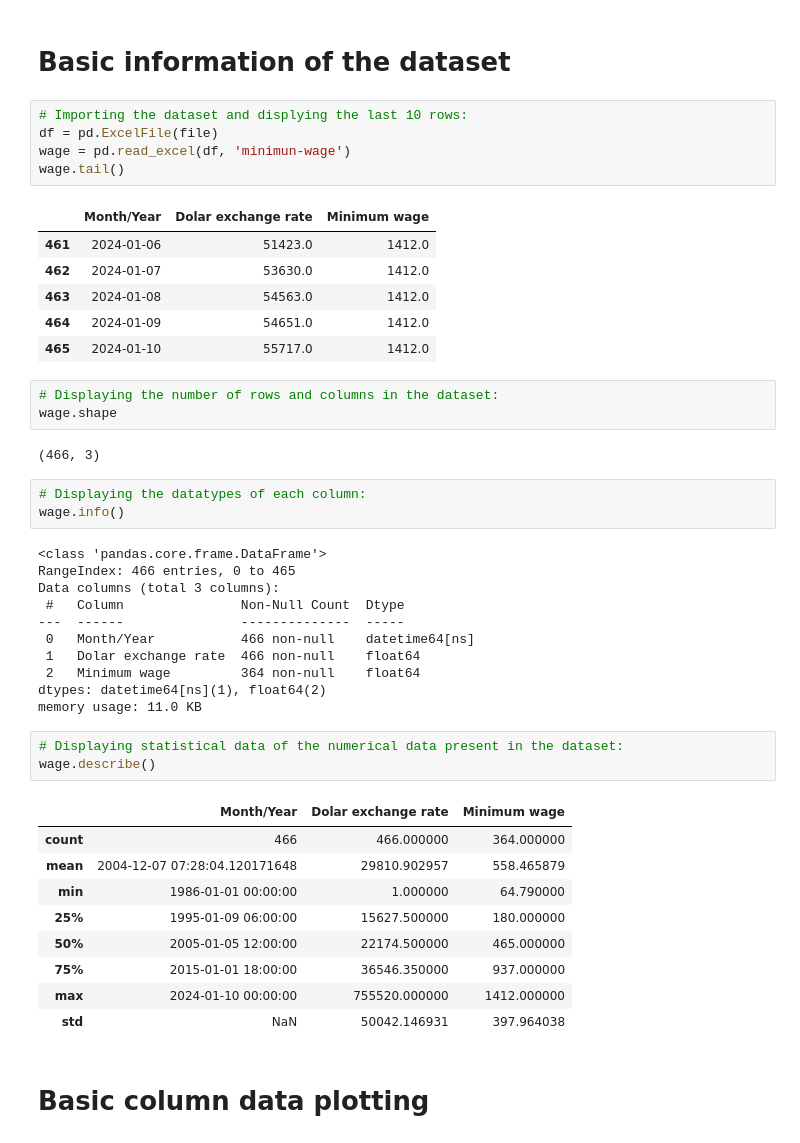
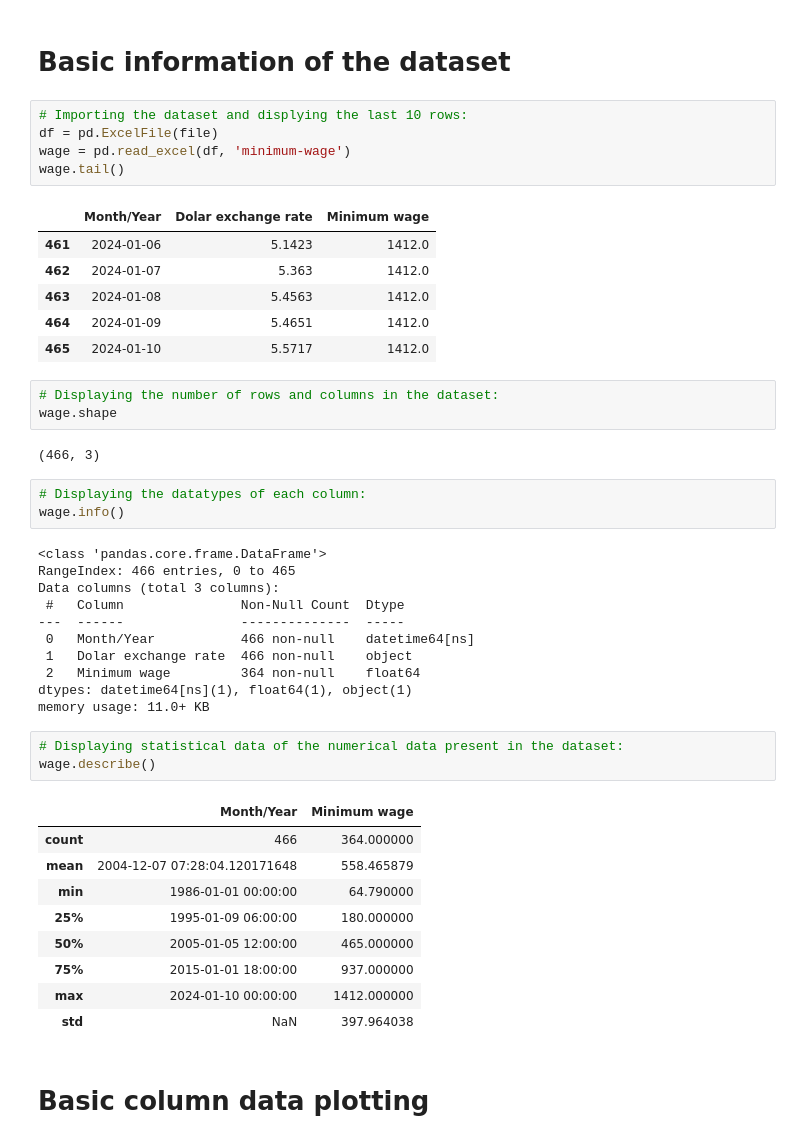
Before and after one commit to guilhermelaviola/MinimumWage, a Jupyter notebook: MinimumWageBrazil.ipynb, the cells around one changed output. Drawn from its saved outputs; the diff is of its cells as text.

Commit message:
I updated the project by fixing the USD Exchange rate data in the dataset.

```diff
--- a/MinimumWageBrazil.ipynb
+++ b/MinimumWageBrazil.ipynb
@@ -31,15 +31,15 @@ for root, dirs, files in os.walk(search_path):
 # %%
 # Importing the dataset and displying the last 10 rows:
 df = pd.ExcelFile(file)
-wage = pd.read_excel(df, 'minimun-wage')
+wage = pd.read_excel(df, 'minimum-wage')
 wage.tail()
 # %% [output]
 |  | Month/Year | Dolar exchange rate | Minimum wage |
-| 461 | 2024-01-06 | 51423.0 | 1412.0 |
-| 462 | 2024-01-07 | 53630.0 | 1412.0 |
-| 463 | 2024-01-08 | 54563.0 | 1412.0 |
-| 464 | 2024-01-09 | 54651.0 | 1412.0 |
-| 465 | 2024-01-10 | 55717.0 | 1412.0 |
+| 461 | 2024-01-06 | 5.1423 | 1412.0 |
+| 462 | 2024-01-07 | 5.363 | 1412.0 |
+| 463 | 2024-01-08 | 5.4563 | 1412.0 |
+| 464 | 2024-01-09 | 5.4651 | 1412.0 |
+| 465 | 2024-01-10 | 5.5717 | 1412.0 |
 # %%
 # Displaying the number of rows and columns in the dataset:
 wage.shape
@@ -55,23 +55,23 @@ Data columns (total 3 columns):
  #   Column               Non-Null Count  Dtype
 ---  ------               --------------  -----
  0   Month/Year           466 non-null    datetime64[ns]
- 1   Dolar exchange rate  466 non-null    float64
+ 1   Dolar exchange rate  466 non-null    object
  2   Minimum wage         364 non-null    float64
-dtypes: datetime64[ns](1), float64(2)
-memory usage: 11.0 KB
+dtypes: datetime64[ns](1), float64(1), object(1)
+memory usage: 11.0+ KB
 # %%
 # Displaying statistical data of the numerical data present in the dataset:
 wage.describe()
 # %% [output]
-|  | Month/Year | Dolar exchange rate | Minimum wage |
-| count | 466 | 466.000000 | 364.000000 |
-| mean | 2004-12-07 07:28:04.120171648 | 29810.902957 | 558.465879 |
-| min | 1986-01-01 00:00:00 | 1.000000 | 64.790000 |
-| 25% | 1995-01-09 06:00:00 | 15627.500000 | 180.000000 |
-| 50% | 2005-01-05 12:00:00 | 22174.500000 | 465.000000 |
-| 75% | 2015-01-01 18:00:00 | 36546.350000 | 937.000000 |
-| max | 2024-01-10 00:00:00 | 755520.000000 | 1412.000000 |
-| std | NaN | 50042.146931 | 397.964038 |
+|  | Month/Year | Minimum wage |
+| count | 466 | 364.000000 |
+| mean | 2004-12-07 07:28:04.120171648 | 558.465879 |
+| min | 1986-01-01 00:00:00 | 64.790000 |
+| 25% | 1995-01-09 06:00:00 | 180.000000 |
+| 50% | 2005-01-05 12:00:00 | 465.000000 |
+| 75% | 2015-01-01 18:00:00 | 937.000000 |
+| max | 2024-01-10 00:00:00 | 1412.000000 |
+| std | NaN | 397.964038 |
 # %% [markdown]
 # **Basic column data plotting**
 # %%
```
Also changed, not shown: parts of 6 cells of this notebook.
